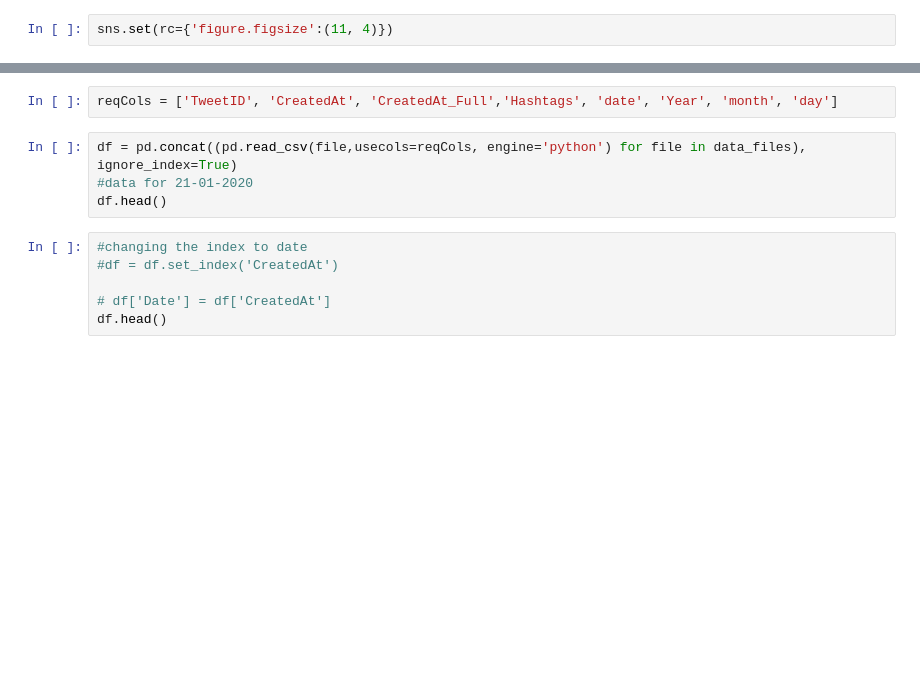
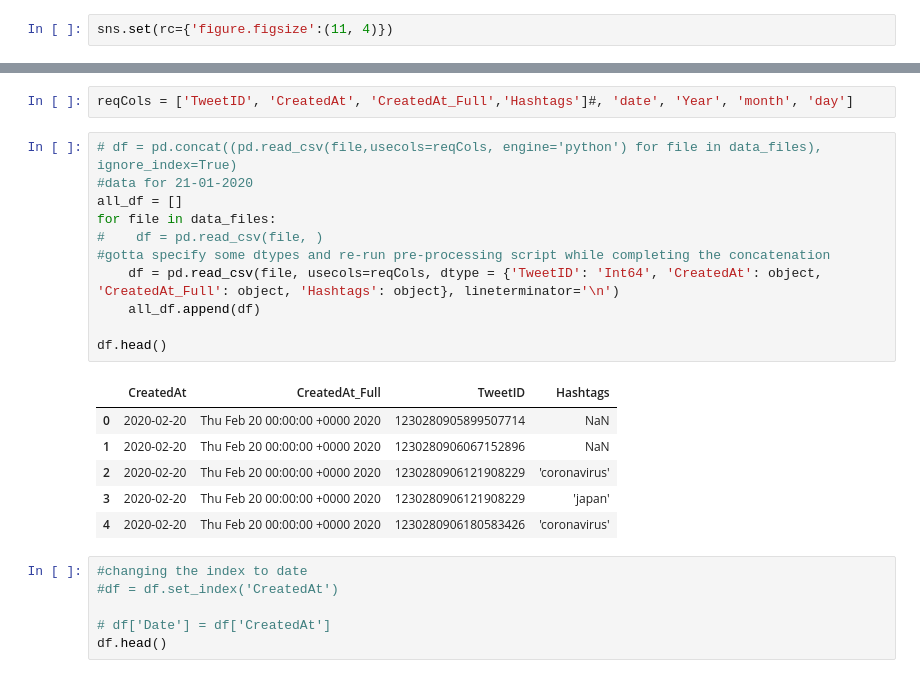
Before and after one commit to vedudx/TwitterSentimentAnalysis, a Jupyter notebook: tweetAnalysis.ipynb, the cells around one changed output, grey strips where cells are left out. Cells and saved outputs as stored; diff of their text form; blank space fills up the shorter version.

Commit message:
Memory issues fixed with tweet analysis

```diff
--- a/tweetAnalysis.ipynb
+++ b/tweetAnalysis.ipynb
@@ -33,9 +41,23 @@ print(data_files)
 # %%
-reqCols = ['TweetID', 'CreatedAt', 'CreatedAt_Full','Hashtags', 'date', 'Year', 'month', 'day']
+reqCols = ['TweetID', 'CreatedAt', 'CreatedAt_Full','Hashtags']#, 'date', 'Year', 'month', 'day']
 # %%
-df = pd.concat((pd.read_csv(file,usecols=reqCols, engine='python') for file in data_files), ignore_index=True)
+# df = pd.concat((pd.read_csv(file,usecols=reqCols, engine='python') for file in data_files), ignore_index=True)
 #data for 21-01-2020
+all_df = []
+for file in data_files:
+#    df = pd.read_csv(file, )
+#gotta specify some dtypes and re-run pre-processing script while completing the concatenation
+    df = pd.read_csv(file, usecols=reqCols, dtype = {'TweetID': 'Int64', 'CreatedAt': object, 'CreatedAt_Full': object, 'Hashtags': object}, lineterminator='\n')
+    all_df.append(df)
+
 df.head()
+# %% [output]
+|  | CreatedAt | CreatedAt_Full | TweetID | Hashtags |
+| 0 | 2020-02-20 | Thu Feb 20 00:00:00 +0000 2020 | 1230280905899507714 | NaN |
+| 1 | 2020-02-20 | Thu Feb 20 00:00:00 +0000 2020 | 1230280906067152896 | NaN |
+| 2 | 2020-02-20 | Thu Feb 20 00:00:00 +0000 2020 | 1230280906121908229 | 'coronavirus' |
+| 3 | 2020-02-20 | Thu Feb 20 00:00:00 +0000 2020 | 1230280906121908229 | 'japan' |
+| 4 | 2020-02-20 | Thu Feb 20 00:00:00 +0000 2020 | 1230280906180583426 | 'coronavirus' |
 # %%
 #changing the index to date
 #df = df.set_index('CreatedAt')
```
Also changed, not shown: parts of 2 cells of this notebook.
